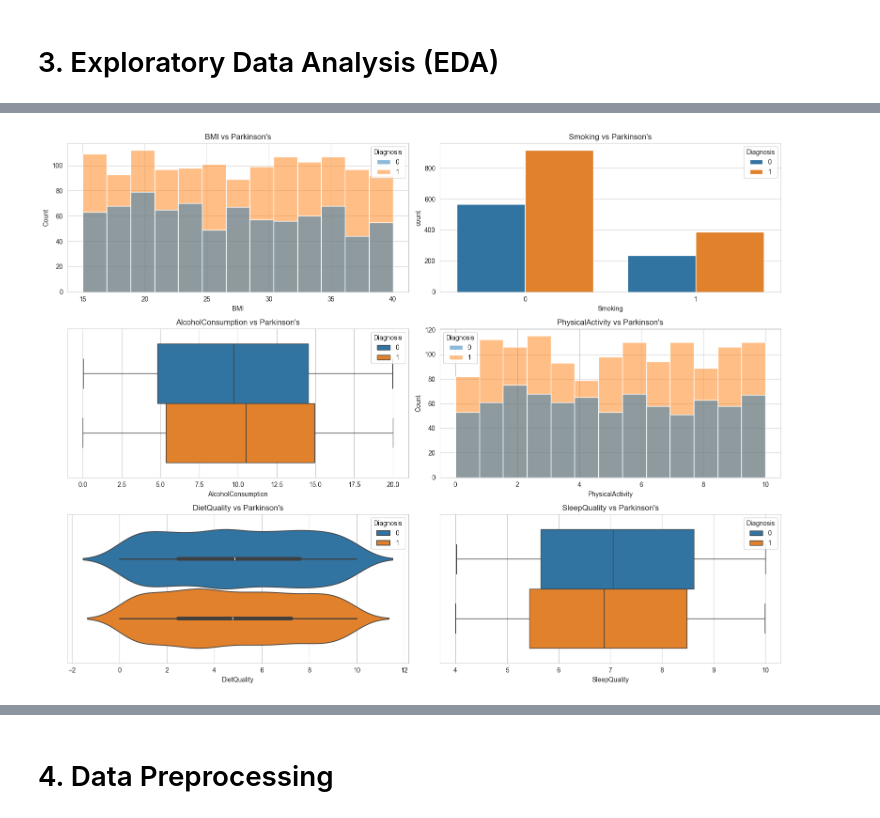
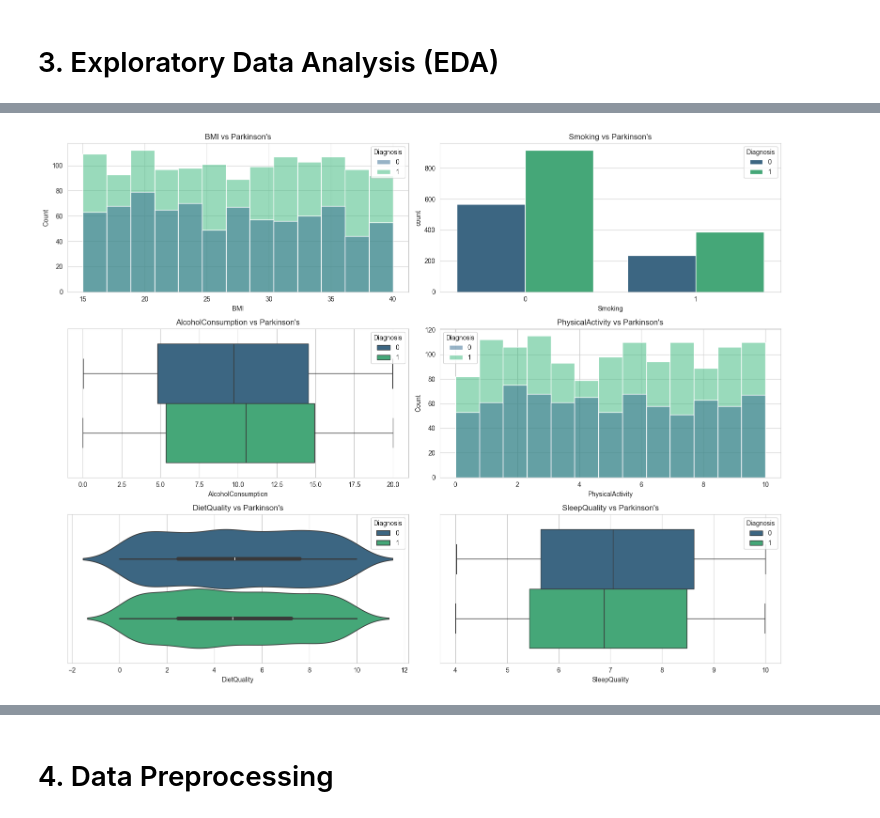
Before and after one commit to ShivekGosain/Parkinson-s_Disease_Detection, a Jupyter notebook: Parkinson's_Detection.ipynb, the cells around one changed output, grey strips where cells are left out. Cells and saved outputs as stored; diff of their text form; code cells hidden in the pictures.

```diff
--- a/Parkinson's_Detection.ipynb
+++ b/Parkinson's_Detection.ipynb
@@ -158,29 +158,29 @@ plt.show()
 # %%
 # Multiple feature visualization
 fig, axes = plt.subplots(3,2, figsize = (16,12))
 
-sns.histplot(x = 'BMI', hue = "Diagnosis", data = df, ax = axes[0,0])
+sns.histplot(x = 'BMI', hue = "Diagnosis", data = df, ax = axes[0,0], palette = 'viridis')
 axes[0,0].set_title("BMI vs Parkinson's")
 
-sns.countplot(x = 'Smoking', hue = "Diagnosis", data = df, ax = axes[0,1])
+sns.countplot(x = 'Smoking', hue = "Diagnosis", data = df, ax = axes[0,1], palette = 'viridis')
 axes[0,1].set_title("Smoking vs Parkinson's")
 
-sns.boxplot(x = 'AlcoholConsumption', hue = "Diagnosis", data = df, ax = axes[1,0])
+sns.boxplot(x = 'AlcoholConsumption', hue = "Diagnosis", data = df, ax = axes[1,0], palette = 'viridis')
 axes[1,0].set_title("AlcoholConsumption vs Parkinson's")
 
-sns.histplot(x = 'PhysicalActivity', hue = "Diagnosis", data = df, ax = axes[1,1])
+sns.histplot(x = 'PhysicalActivity', hue = "Diagnosis", data = df, ax = axes[1,1], palette = 'viridis')
 axes[1,1].set_title("PhysicalActivity vs Parkinson's")
 
-sns.violinplot(x = 'DietQuality', hue = "Diagnosis", data = df, ax = axes[2,0])
+sns.violinplot(x = 'DietQuality', hue = "Diagnosis", data = df, ax = axes[2,0], palette = 'viridis')
 axes[2,0].set_title("DietQuality vs Parkinson's")
 
-sns.boxplot(x = 'SleepQuality', hue = "Diagnosis", data = df, ax = axes[2,1])
+sns.boxplot(x = 'SleepQuality', hue = "Diagnosis", data = df, ax = axes[2,1], palette = 'viridis')
 axes[2,1].set_title("SleepQuality vs Parkinson's")
 
 plt.tight_layout()
 plt.show()
 # %% [output]
-[figure, old version]
+[figure, new version]
 # %%
 # Family history and comorbidities vs Parkinson's
 
```
Also changed, not shown: parts of 6 cells of this notebook.
